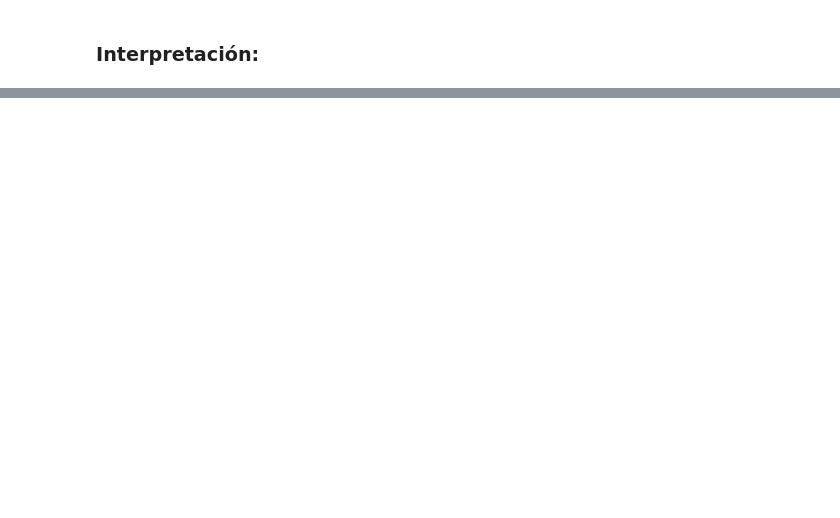
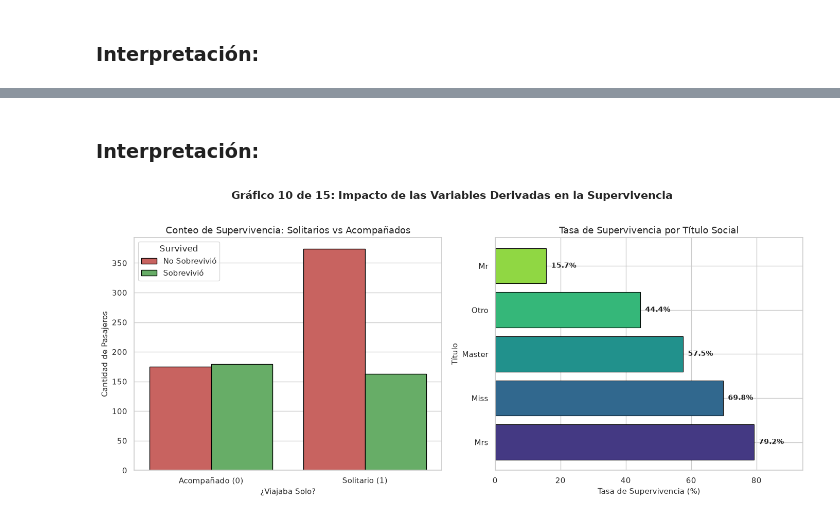
Before and after one commit to k3na1/preprocesamiento-titanic, a Jupyter notebook: titanic_analisis.ipynb, the cells around one changed output, grey strips where cells are left out. Drawn from its saved outputs; the diff is of its cells as text; code cells hidden in the pictures; blank space fills up the shorter version.

```diff
--- a/titanic_analisis.ipynb
+++ b/titanic_analisis.ipynb
@@ -277,0 +425,50 @@ plt.show()
+# %% [markdown]
+### Interpretación:
+# %%
+# Gráfico 10 de 15: Supervivencia de Pasajeros Solitarios vs. Acompañados
+# Comparamos directamente si viajar solo era una desventaja en el desastre.
+fig, axes = plt.subplots(1, 2, figsize=(14, 6))
+
+# --- Subplot izquierdo: Countplot de supervivencia por Es_Solitario ---
+ax1 = axes[0]
+sns.countplot(data=df_clean, x='Es_Solitario', hue='Survived', ax=ax1,
+              palette={0: '#d9534f', 1: '#5cb85c'}, edgecolor='black')
+
+# Corrección de Warning: set_xticks antes de set_xticklabels
+ax1.set_xticks([0, 1])
+ax1.set_xticklabels(['Acompañado (0)', 'Solitario (1)'])
+ax1.set_title('Conteo de Supervivencia: Solitarios vs Acompañados', fontsize=13)
+ax1.set_xlabel('¿Viajaba Solo?', fontsize=11)
+ax1.set_ylabel('Cantidad de Pasajeros', fontsize=11)
+ax1.legend(title='Survived', labels=['No Sobrevivió', 'Sobrevivió'])
+
+# --- Subplot derecho: Supervivencia por Título Social ---
+ax2 = axes[1]
+supervivencia_titulo = df_clean.groupby('Titulo')['Survived'].mean() * 100
+supervivencia_titulo = supervivencia_titulo.sort_values(ascending=False)
+
+barras = ax2.barh(
+    supervivencia_titulo.index,
+    supervivencia_titulo.values,
+    color=sns.color_palette("viridis", len(supervivencia_titulo)),
+    edgecolor='black',
+    linewidth=0.8
+)
+
+# Etiquetas de porcentaje al final de cada barra
+for barra in barras:
+    ancho = barra.get_width()
+    ax2.text(ancho + 1.5, barra.get_y() + barra.get_height() / 2.,
+             f'{ancho:.1f}%', ha='left', va='center', fontsize=10, fontweight='bold')
+
+ax2.set_title('Tasa de Supervivencia por Título Social', fontsize=13)
+ax2.set_xlabel('Tasa de Supervivencia (%)', fontsize=11)
+ax2.set_ylabel('Título', fontsize=11)
+ax2.set_xlim(0, max(supervivencia_titulo.values) + 15)
+
+plt.suptitle('Gráfico 10 de 15: Impacto de las Variables Derivadas en la Supervivencia',
+             fontsize=15, fontweight='bold', y=1.02)
+plt.tight_layout()
+plt.show()
+# %% [output]
+[figure, added]
```
Also changed, not shown: parts of 22 cells of this notebook.
